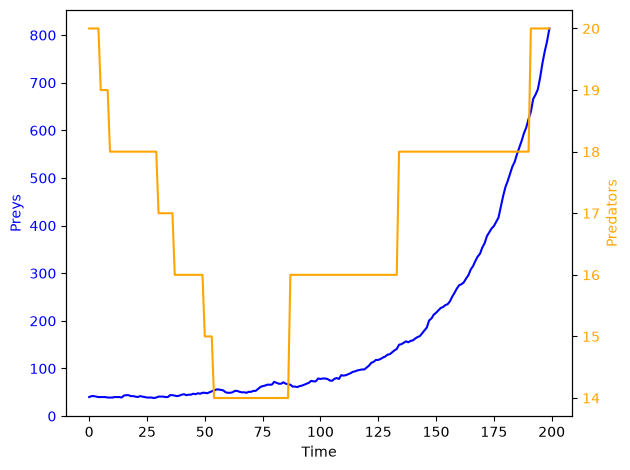
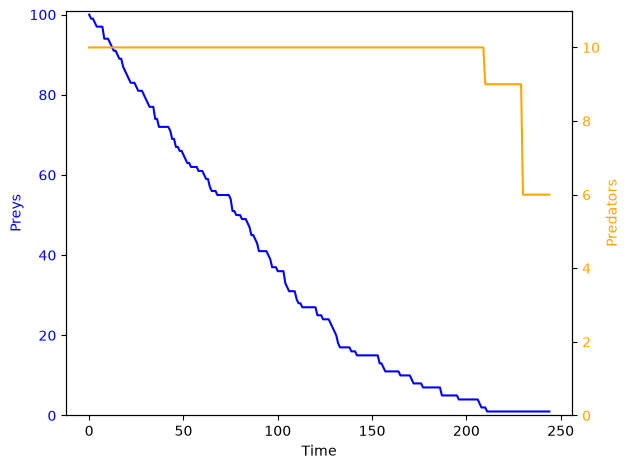
The change to this notebook cell's code, shown as a diff; its figure went from the first image to the second:
--- before
+++ after
@@ -1,7 +1,10 @@
 # plot the number of preys and predators over time
-prey_counts = [len(history[t]['preys']) for t in range(N)]
-predator_counts = [len(history[t]['predators']) for t in range(N)]
+prey_counts = [len(history[t]['preys']) for t in range(T)]
+predator_counts = [len(history[t]['predators']) for t in range(T)]
 
 import matplotlib.pyplot as plt
+# Subplot of 2 plot,
+# the first one is for the populations over time
+# the second is for the mean energy of the populations over time
 fig, ax1 = plt.subplots()
 
@@ -9,15 +12,18 @@
 ax1.set_xlabel('Time')
 ax1.set_ylabel('Preys', color=color)
-ax1.plot(range(N), prey_counts, color=color)
+ax1.plot(range(T), prey_counts, color=color)
 ax1.tick_params(axis='y', labelcolor=color)
+ax1.set_ylim(0, world.max_preys+1)
 
-ax2 = ax1.twinx()  # instantiate a second axes that shares the same x-axis
+# instantiate a second axes that shares the same x-axis
+ax2 = ax1.twinx() 
 color = world.color_predator
 ax2.set_ylabel('Predators', color=color)
-ax2.plot(range(N), predator_counts, color=color)
+ax2.plot(range(T), predator_counts, color=color)
 ax2.tick_params(axis='y', labelcolor=color)
+ax2.set_ylim(0, world.max_predators+1)
 
-fig.tight_layout()  # otherwise the right y-label is slightly clipped
-
+# otherwise the right y-label is slightly clipped
+fig.tight_layout()
 
 plt.show()

Commit: modif: add of rule on the simulation